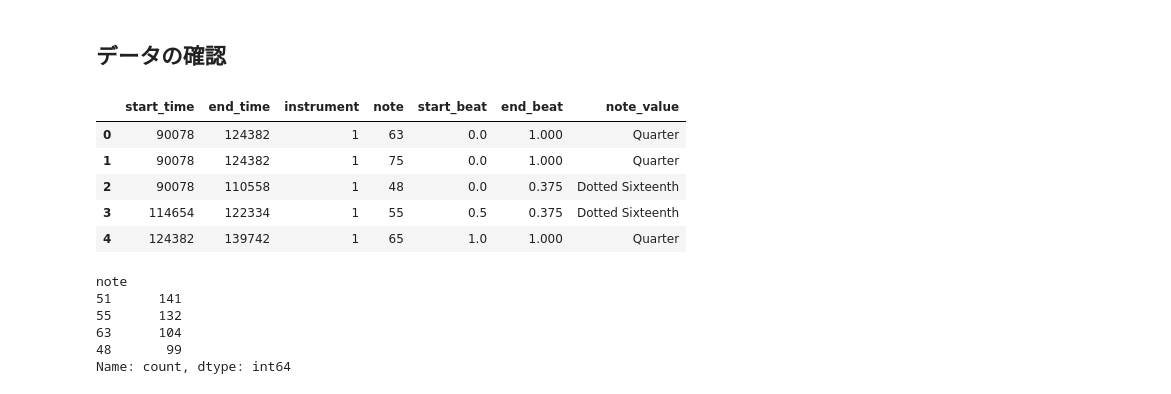
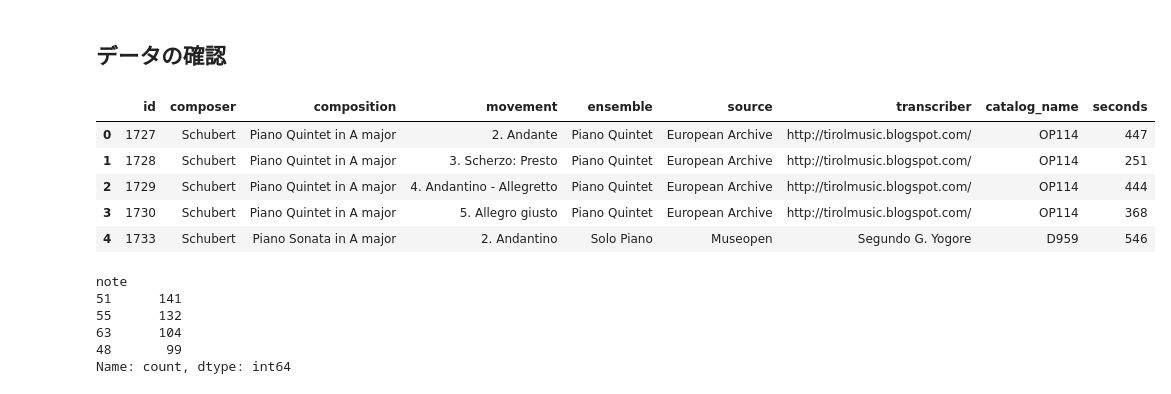
Before and after one commit to Higashiguchi-Rinhi/infovis-notebooks, a Jupyter notebook: final_project/project.ipynb, the cells around one changed output. Cells and saved outputs as stored; diff of their text form; code cells hidden in the pictures.

```diff
--- a/final_project/project.ipynb
+++ b/final_project/project.ipynb
@@ -186,14 +136,14 @@ data= pd.read_csv("MusicNet/musicnet_metadata.csv")
 # %%
 df3= pd.read_csv("MusicNet/test_data/1759.csv")
 # %%
-df3.head(5)
+data.head(5)
 # %% [output]
-|  | start_time | end_time | instrument | note | start_beat | end_beat | note_value |
-| 0 | 90078 | 124382 | 1 | 63 | 0.0 | 1.000 | Quarter |
-| 1 | 90078 | 124382 | 1 | 75 | 0.0 | 1.000 | Quarter |
-| 2 | 90078 | 110558 | 1 | 48 | 0.0 | 0.375 | Dotted Sixteenth |
-| 3 | 114654 | 122334 | 1 | 55 | 0.5 | 0.375 | Dotted Sixteenth |
-| 4 | 124382 | 139742 | 1 | 65 | 1.0 | 1.000 | Quarter |
+|  | id | composer | composition | movement | ensemble | source | transcriber | catalog_name | seconds |
+| 0 | 1727 | Schubert | Piano Quintet in A major | 2. Andante | Piano Quintet | European Archive | http://tirolmusic.blogspot.com/ | OP114 | 447 |
+| 1 | 1728 | Schubert | Piano Quintet in A major | 3. Scherzo: Presto | Piano Quintet | European Archive | http://tirolmusic.blogspot.com/ | OP114 | 251 |
+| 2 | 1729 | Schubert | Piano Quintet in A major | 4. Andantino - Allegretto | Piano Quintet | European Archive | http://tirolmusic.blogspot.com/ | OP114 | 444 |
+| 3 | 1730 | Schubert | Piano Quintet in A major | 5. Allegro giusto | Piano Quintet | European Archive | http://tirolmusic.blogspot.com/ | OP114 | 368 |
+| 4 | 1733 | Schubert | Piano Sonata in A major | 2. Andantino | Solo Piano | Museopen | Segundo G. Yogore | D959 | 546 |
 # %%
 df3['note'].unique()
 df3[["note"]].value_counts().head(4)
```
Also changed, not shown: parts of 9 cells of this notebook, 14 other files.
